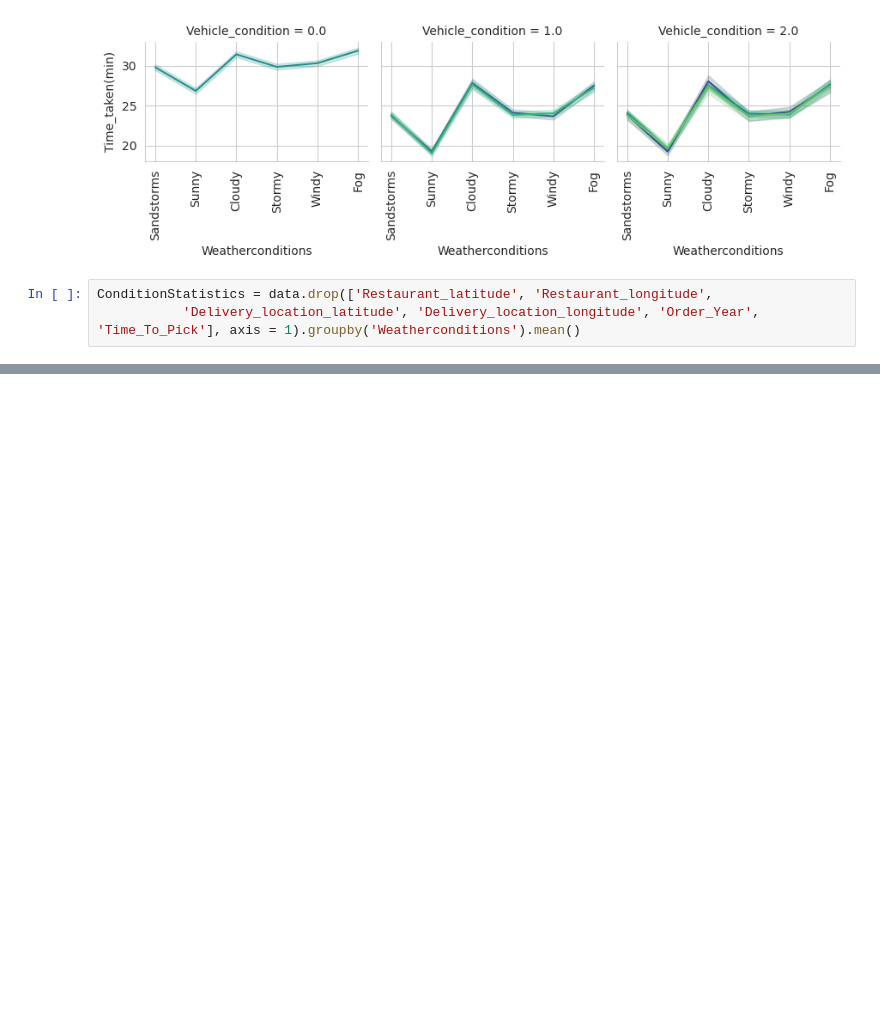
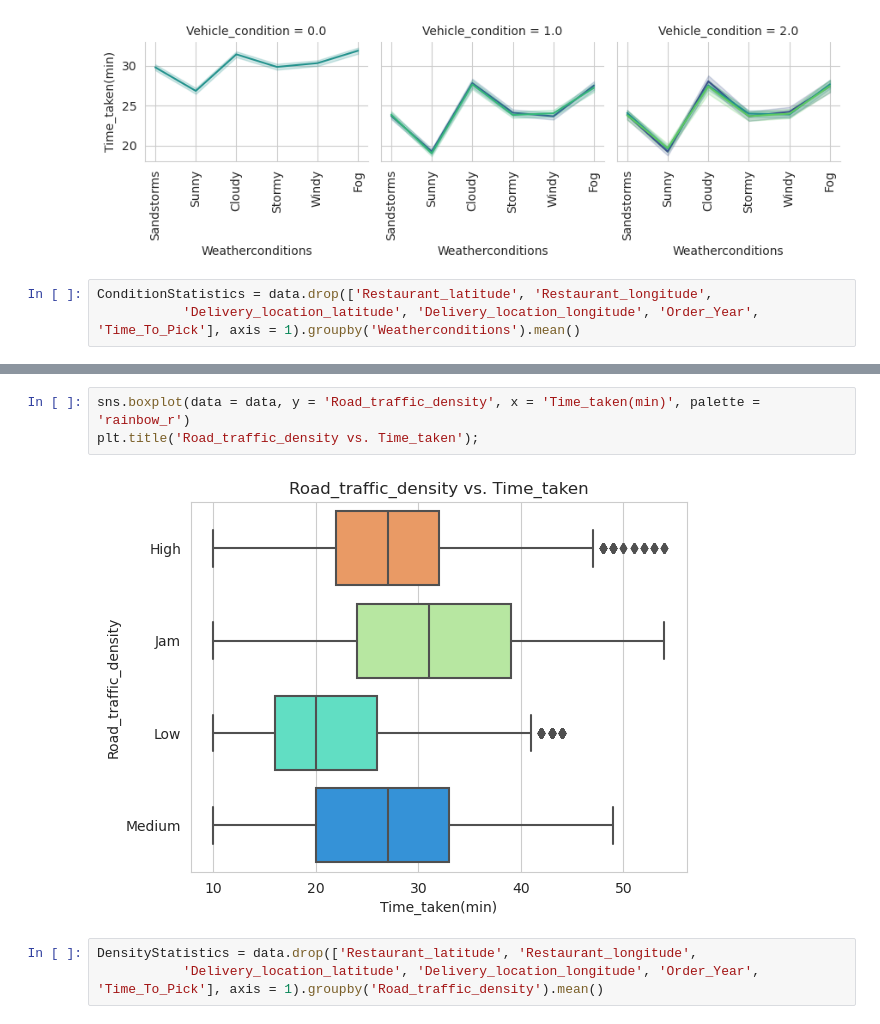
Before and after one commit to liamarguedas/uber-eats-delivery-time, a Jupyter notebook: notebooks/analyze-and-explore-data.ipynb, the cells around one changed output, grey strips where cells are left out. Cells and saved outputs as stored; diff of their text form; blank space fills up the shorter version.

```diff
--- a/notebooks/analyze-and-explore-data.ipynb
+++ b/notebooks/analyze-and-explore-data.ipynb
@@ -750,0 +776,8 @@ plt.title('Weatherconditions data statistics');
+# %%
+sns.boxplot(data = data, y = 'Road_traffic_density', x = 'Time_taken(min)', palette = 'rainbow_r')
+plt.title('Road_traffic_density vs. Time_taken');
+# %% [output]
+[figure, added]
+# %%
+DensityStatistics = data.drop(['Restaurant_latitude', 'Restaurant_longitude',
+           'Delivery_location_latitude', 'Delivery_location_longitude', 'Order_Year', 'Time_To_Pick'], axis = 1).groupby('Road_traffic_density').mean()
```
Also changed, not shown: parts of 31 cells of this notebook.
